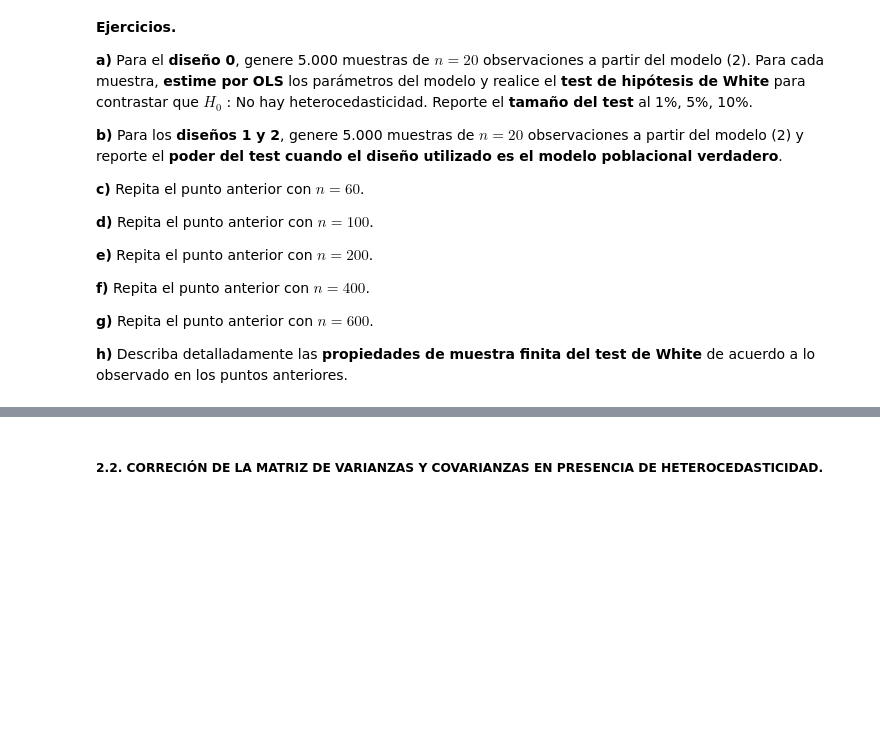
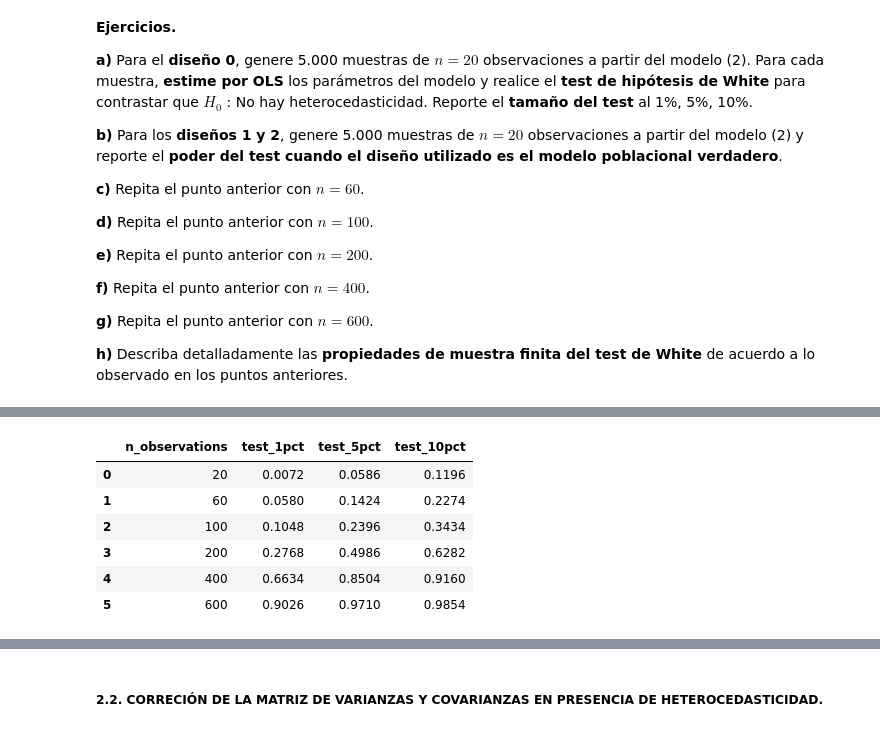
Before and after one commit to DavidGuzzi/MECMT05, a Jupyter notebook: Guzzi3649.ipynb, the cells around one changed output, grey strips where cells are left out. Cells and saved outputs as stored; diff of their text form; code cells hidden in the pictures; blank space fills up the shorter version.

```diff
--- a/Guzzi3649.ipynb
+++ b/Guzzi3649.ipynb
@@ -379,0 +472,12 @@ Todas las simulaciones se basan en **5.000 replicaciones**.
+# %%
+# Se generan 5.000 muestras para n = 20, 60, 100, 200, 400, 600. Se fija beta_0 = beta_1 = beta_1 = 1, y diseño de errores normales y heterocedásticos.
+# Se evalúa H0: No hay heterocedasticidad (poder del test).
+white_het_test(n_samples=5000, n_observations_list=[20, 60, 100, 200, 400, 600], beta_0_true=1, beta_1_true=1, beta_2_true=1, design=1)
+# %% [output]
+|  | n_observations | test_1pct | test_5pct | test_10pct |
+| 0 | 20 | 0.0072 | 0.0586 | 0.1196 |
+| 1 | 60 | 0.0580 | 0.1424 | 0.2274 |
+| 2 | 100 | 0.1048 | 0.2396 | 0.3434 |
+| 3 | 200 | 0.2768 | 0.4986 | 0.6282 |
+| 4 | 400 | 0.6634 | 0.8504 | 0.9160 |
+| 5 | 600 | 0.9026 | 0.9710 | 0.9854 |
```
Also changed, not shown: parts of 5 cells of this notebook, 1 other file.
